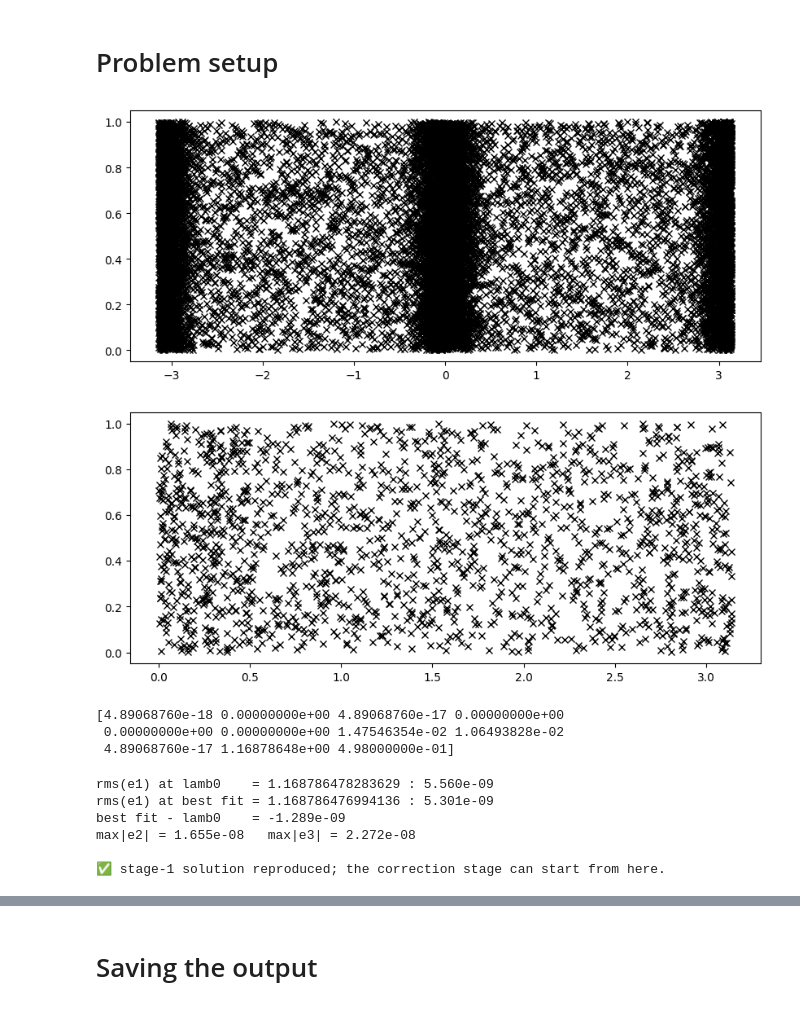
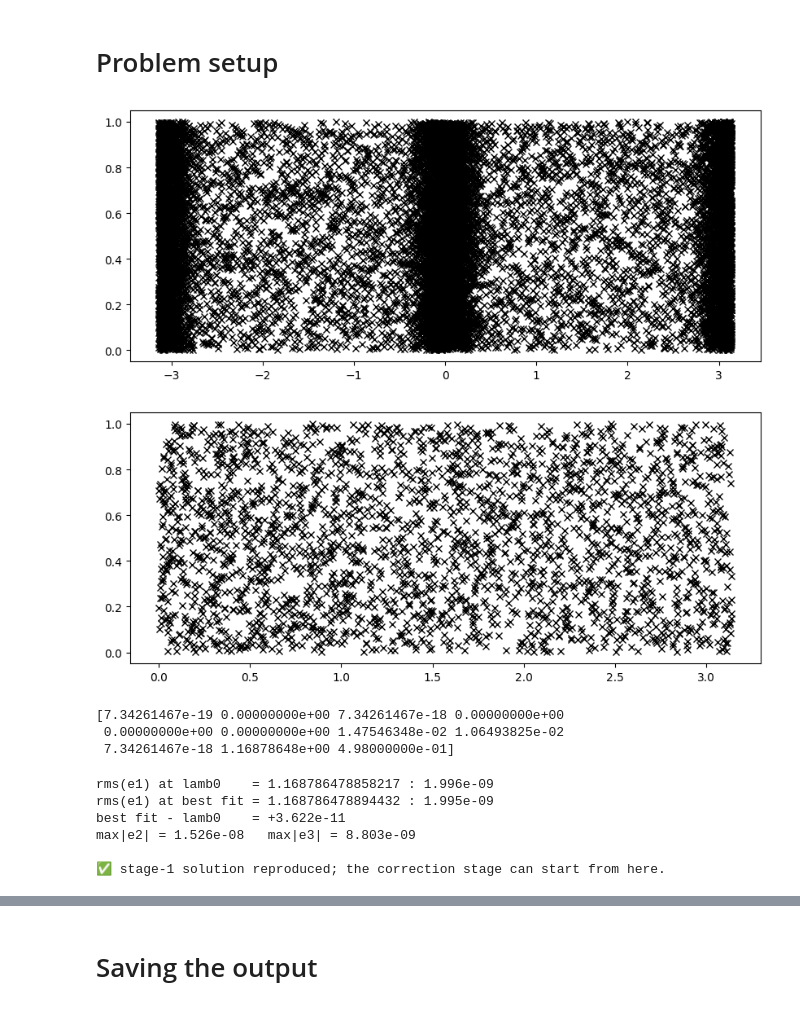
Before and after one commit to michalshavitNYU/Waves, a Jupyter notebook: third_stage_wilton_ripple_high.ipynb, the cells around one changed output, grey strips where cells are left out. Saved outputs shown, nothing was run; the diff lists cells and outputs as text; code cells hidden in the pictures.

```diff
--- a/third_stage_wilton_ripple_high.ipynb
+++ b/third_stage_wilton_ripple_high.ipynb
@@ -504,9 +504,9 @@ def network_fourier(params, H, dfq):
 # drops out of predf, so its weights have identically zero gradient and this
 # stage trains nothing but lamb (and beta, if eta_beta != 0). Keep 0 for the
 # baseline residual check, then set it nonzero to actually train the correction.
-epsilonp = 1e-9 #0. #10**(-1)
-sclp = 0.27 #sclp is scl from previous training
-dfq = 50. # need to test the best value of it, dominant freq of residue
+##epsilonp = 1e-9 #0. #10**(-1)
+##sclp = 0.27 #sclp is scl from previous training
+##dfq = 50. # need to test the best value of it, dominant freq of residue
 
 # set the size of domain #this is a duplicate for now, need to clean later
 pd = jnp.pi
@@ -517,8 +517,8 @@ lmt = jnp.array([pd, scl])
 sclp  = 0.27
 eps1  = 1e-9      # SOLVED from your files: reconstruction matches saved y to 7.7e-14
 dfq1  = 50.       # stage-2's frequency
-epsilonp = 5e-12  # stage-3: rms 9.70e-10 / amplification ~198 / init scale ~1.1 = 4.45e-12
-dfq   = 1400.     # target k~145 (e1 k50=135, e2 band 127-156)
+epsilonp = 1e-10  # stage-3: rms 9.70e-10 / amplification ~198 / init scale ~1.1 = 4.45e-12
+dfq   = 400 #150 #1400.     # target k~145 (e1 k50=135, e2 band 127-156)
 
 
 
@@ -2121,9 +2121,9 @@ pd = jnp.pi
 # number of sampling points
 N_smp = 15000
 N_fix = [500, 201, 100]  # [col, deri, mid]
-N_col = [2000, 121]    # [col, deri]
+N_col = [2500, 121]    # [col, deri]
 #coeff = [0.1, 0., 0.]  # [col, deri, mid]
-coeff = [0., 0., 0.]  # [col, deri, mid] #changed July
+coeff = [0.1, 0., 0.1]  # [col, deri, mid] #changed July
 
 # set the size of domain
 lmt = jnp.array([pd, scl])
@@ -2149,7 +2149,7 @@ epsilon = (scl)**6 #((1+jnp.sqrt(3)/(2*jnp.sqrt(2)))) #error for y''(0), need fo
 
 
 # set the training iteration
-epoch2 = 2000 #24000 #40000 #15000  #was 40000
+epoch2 = 50000 #24000 #40000 #15000  #was 40000
 lw = 0.1
 ew =  jnp.array([1.]) #jnp.array([1., 0.05])
 
@@ -2189,37 +2189,37 @@ data = dwcombine(data_z, weigh)
 #     n_hl,
 #     n_unit,
 #     weights_path=local_weights_path,
 #     github_url=github_weights_url,
 # )
 
 
 # read one group of collocation points
 x_c = data['col'][0]
 x_d = data['grad'][0]
 
 plot = 1
 if plot == 1:
     fig = plt.figure(figsize=(10, 4), dpi=100)
     ax = plt.subplot(111)
     ax.plot(x_c, random.uniform(keys[0], x_c.shape), 'kx', linewidth=1, label='col.point')
     plt.show()
 
 # create the solution function
 predf = stwv_pred_create(lmt) #training
 ##predf = stwv_pred_create_test(lmt, m,n) #test
 # calculate the loss function
 stwv_loss = loss_create(predf, cond, lamb0, beta0, lw, ew)
 # update the loss reference based on the real loss
 ##stwv_loss.ref = stwv_loss(trained_params, data)[0]
 stwv_loss.ref = stwv_loss(params, data)[0]
 print(stwv_loss(params, data)[1])
 #print(stwv_loss(trained_params, data)[1])
 # %% [output]
 [figure]
-[figure, old version]
+[figure, new version]
-[4.89068760e-18 0.00000000e+00 4.89068760e-17 0.00000000e+00
- 0.00000000e+00 0.00000000e+00 1.47546354e-02 1.06493828e-02
- 4.89068760e-17 1.16878648e+00 4.98000000e-01]
+[7.34261467e-19 0.00000000e+00 7.34261467e-18 0.00000000e+00
+ 0.00000000e+00 0.00000000e+00 1.47546348e-02 1.06493825e-02
+ 7.34261467e-18 1.16878648e+00 4.98000000e-01]
 # %%
 # ============================================================
 # Baseline check: does the loaded stage-1 solution still solve the equation?
@@ -2272,10 +2272,10 @@ if abs(_lamb_fit - lamb0) > 1e-6:
 else:
     print("\n\u2705 stage-1 solution reproduced; the correction stage can start from here.")
 # %% [output]
-rms(e1) at lamb0    = 1.168786478283629 : 5.560e-09
-rms(e1) at best fit = 1.168786476994136 : 5.301e-09
-best fit - lamb0    = -1.289e-09
-max|e2| = 1.655e-08   max|e3| = 2.272e-08
+rms(e1) at lamb0    = 1.168786478858217 : 1.996e-09
+rms(e1) at best fit = 1.168786478894432 : 1.995e-09
+best fit - lamb0    = +3.622e-11
+max|e2| = 1.526e-08   max|e3| = 8.803e-09
 
 ✅ stage-1 solution reproduced; the correction stage can start from here.
 # %%
```
Also changed, not shown: parts of 6 cells of this notebook.
